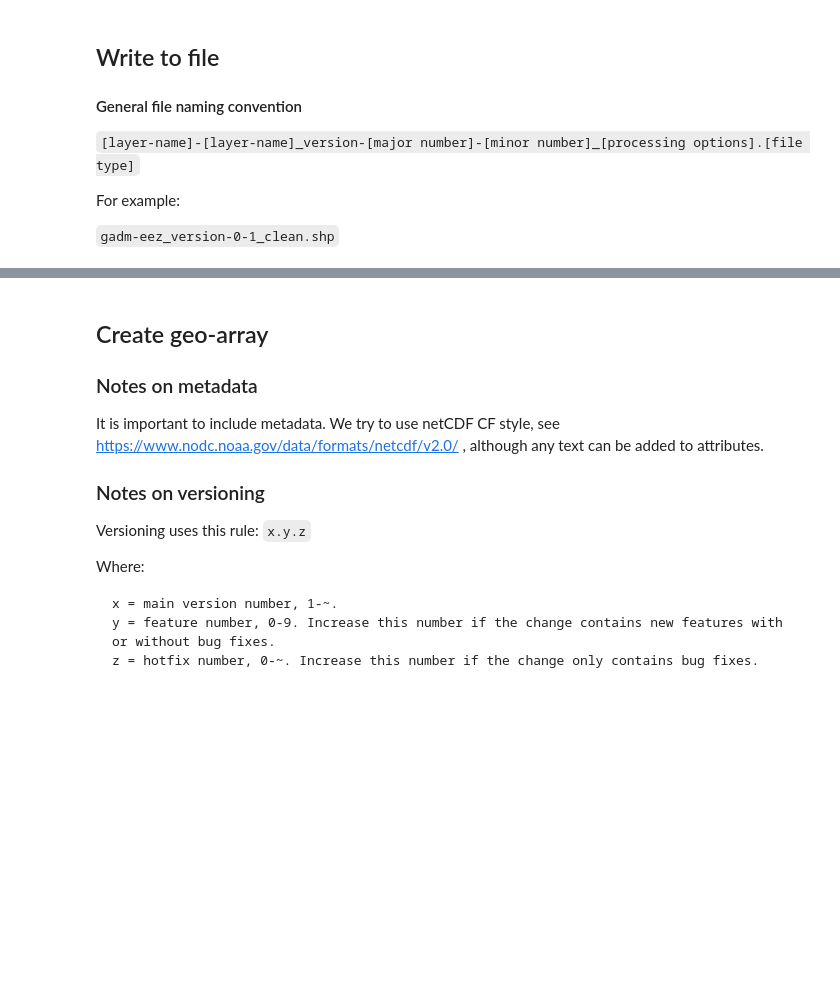
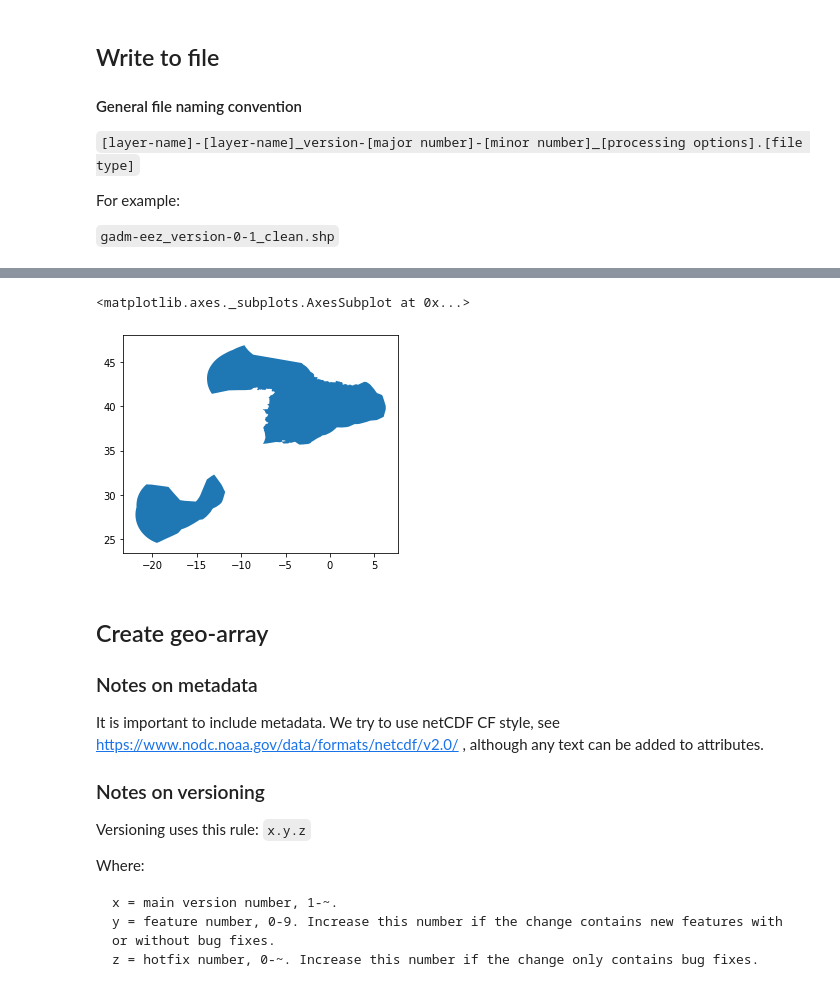
Before and after one commit to Vizzuality/mangrove-atlas-data, a Jupyter notebook: create_gadm_eez_boundaries.ipynb, the cells around one changed output, grey strips where cells are left out. Cells and saved outputs as stored; diff of their text form; code cells hidden in the pictures; blank space fills up the shorter version.

```diff
--- a/create_gadm_eez_boundaries.ipynb
+++ b/create_gadm_eez_boundaries.ipynb
@@ -789,0 +1043,6 @@ copy_gcs([f"{bn}.gpkg.zip"], [f"gs://mangrove_atlas/boundaries/{bn}.gpkg.zip"])
+# %%
+import geopandas as gpd
+
+p = f"{bn}.gpkg.zip"
+!unzip {p}
+gadm_eez = gpd.read_file(f"{bn}.gpkg")
@@ -790,3 +1084,12 @@ copy_gcs([f"{bn}.gpkg.zip"], [f"gs://mangrove_atlas/boundaries/{bn}.gpkg.zip"])
+# %%
+%%time
+merged = gadm_eez[['geometry', 'un_code']].dissolve(by='un_code', aggfunc='first')
+merged
+# %%
+merged.plot()
+# %% [output]
+<matplotlib.axes._subplots.AxesSubplot at 0x...>
+[figure, added]
 # %% [markdown]
 ## Create geo-array
 
```
Also changed, not shown: parts of 54 cells of this notebook.
